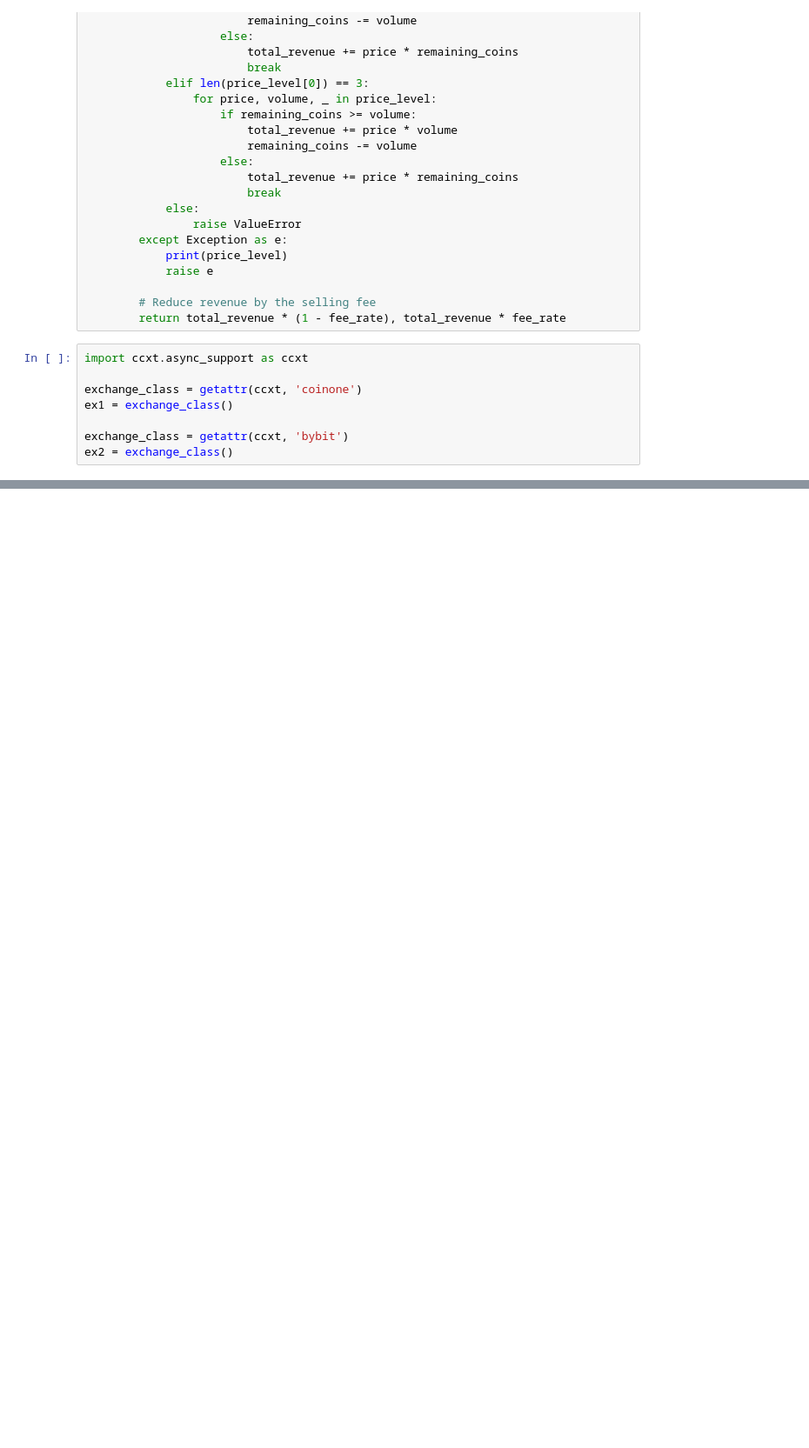
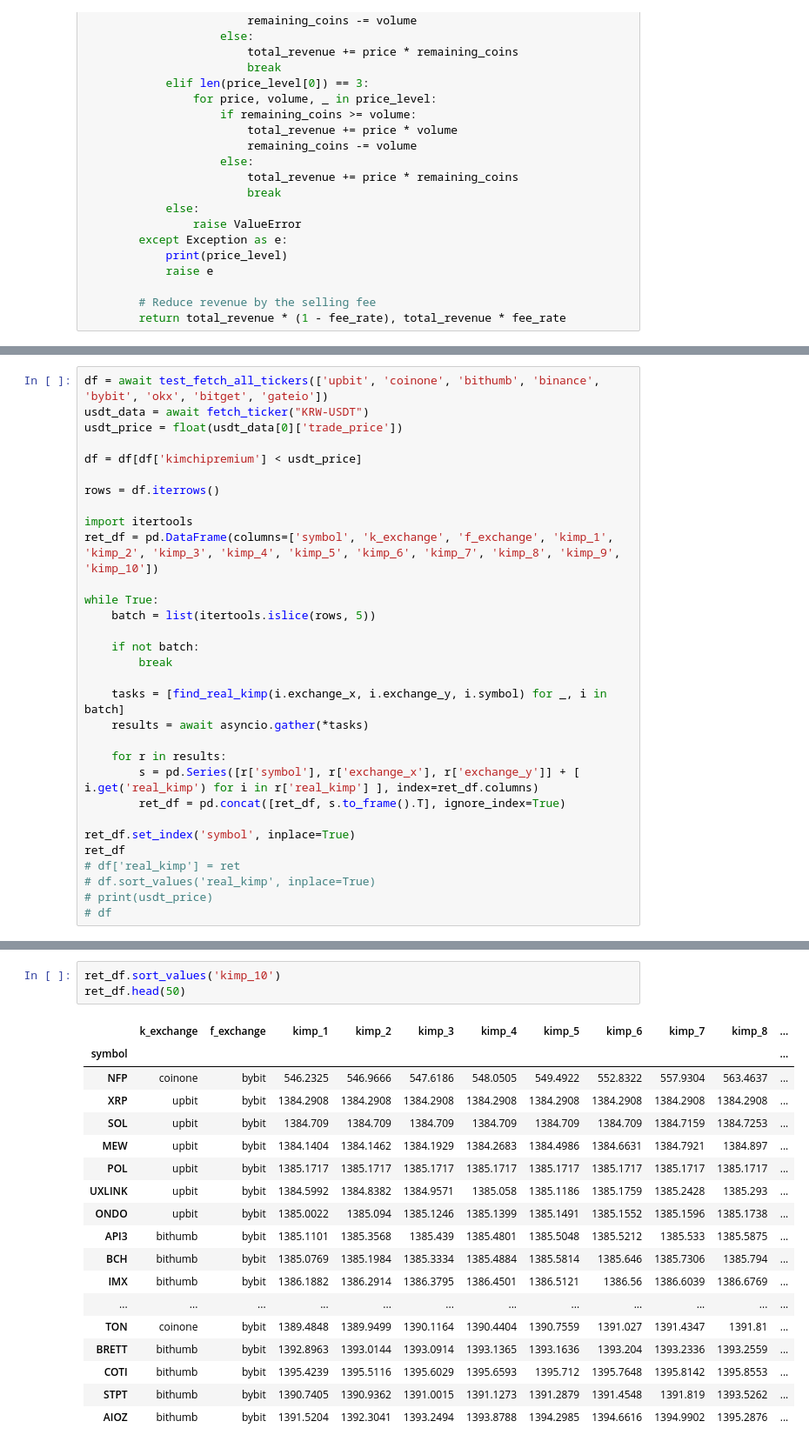
Before and after one commit to JuhanKimSeoul/tutorial, a Jupyter notebook: data_science/arbitrage_visualization.ipynb, the cells around one changed output, grey strips where cells are left out. Shown at 87% size. Saved outputs shown, nothing was run; the diff lists cells and outputs as text; blank space fills up the shorter version.

```diff
--- a/data_science/arbitrage_visualization.ipynb
+++ b/data_science/arbitrage_visualization.ipynb
@@ -250,11 +798,3 @@ def calculate_market_order_amount(orderbook, seed, is_buy, fee_rate):
 
         # Reduce revenue by the selling fee
         return total_revenue * (1 - fee_rate), total_revenue * fee_rate
-# %%
-import ccxt.async_support as ccxt
-
-exchange_class = getattr(ccxt, 'coinone')
-ex1 = exchange_class()
-
-exchange_class = getattr(ccxt, 'bybit')
-ex2 = exchange_class()
@@ -260,0 +906,31 @@ ex2 = exchange_class()
+# %%
+df = await test_fetch_all_tickers(['upbit', 'coinone', 'bithumb', 'binance', 'bybit', 'okx', 'bitget', 'gateio'])
+usdt_data = await fetch_ticker("KRW-USDT")
+usdt_price = float(usdt_data[0]['trade_price'])
+
+df = df[df['kimchipremium'] < usdt_price]
+
+rows = df.iterrows()
+
+import itertools
+ret_df = pd.DataFrame(columns=['symbol', 'k_exchange', 'f_exchange', 'kimp_1', 'kimp_2', 'kimp_3', 'kimp_4', 'kimp_5', 'kimp_6', 'kimp_7', 'kimp_8', 'kimp_9', 'kimp_10'])
+
+while True:
+    batch = list(itertools.islice(rows, 5))
+
+    if not batch:
+        break
+
+    tasks = [find_real_kimp(i.exchange_x, i.exchange_y, i.symbol) for _, i in batch]
+    results = await asyncio.gather(*tasks)
+
+    for r in results:
+        s = pd.Series([r['symbol'], r['exchange_x'], r['exchange_y']] + [ i.get('real_kimp') for i in r['real_kimp'] ], index=ret_df.columns)
+        ret_df = pd.concat([ret_df, s.to_frame().T], ignore_index=True)
+
+ret_df.set_index('symbol', inplace=True)
+ret_df
+# df['real_kimp'] = ret
+# df.sort_values('real_kimp', inplace=True)
+# print(usdt_price)
+# df
@@ -260,0 +952,22 @@ ex2 = exchange_class()
+# %%
+ret_df.sort_values('kimp_10')
+ret_df.head(50)
+# %% [output]
+|  | k_exchange | f_exchange | kimp_1 | kimp_2 | kimp_3 | kimp_4 | kimp_5 | kimp_6 | kimp_7 | kimp_8 | ... |
+| symbol |  |  |  |  |  |  |  |  |  |  | ... |
+| NFP | coinone | bybit | 546.2325 | 546.9666 | 547.6186 | 548.0505 | 549.4922 | 552.8322 | 557.9304 | 563.4637 | ... |
+| XRP | upbit | bybit | 1384.2908 | 1384.2908 | 1384.2908 | 1384.2908 | 1384.2908 | 1384.2908 | 1384.2908 | 1384.2908 | ... |
+| SOL | upbit | bybit | 1384.709 | 1384.709 | 1384.709 | 1384.709 | 1384.709 | 1384.709 | 1384.7159 | 1384.7253 | ... |
+| MEW | upbit | bybit | 1384.1404 | 1384.1462 | 1384.1929 | 1384.2683 | 1384.4986 | 1384.6631 | 1384.7921 | 1384.897 | ... |
+| POL | upbit | bybit | 1385.1717 | 1385.1717 | 1385.1717 | 1385.1717 | 1385.1717 | 1385.1717 | 1385.1717 | 1385.1717 | ... |
+| UXLINK | upbit | bybit | 1384.5992 | 1384.8382 | 1384.9571 | 1385.058 | 1385.1186 | 1385.1759 | 1385.2428 | 1385.293 | ... |
+| ONDO | upbit | bybit | 1385.0022 | 1385.094 | 1385.1246 | 1385.1399 | 1385.1491 | 1385.1552 | 1385.1596 | 1385.1738 | ... |
+| API3 | bithumb | bybit | 1385.1101 | 1385.3568 | 1385.439 | 1385.4801 | 1385.5048 | 1385.5212 | 1385.533 | 1385.5875 | ... |
+| BCH | bithumb | bybit | 1385.0769 | 1385.1984 | 1385.3334 | 1385.4884 | 1385.5814 | 1385.646 | 1385.7306 | 1385.794 | ... |
+| IMX | bithumb | bybit | 1386.1882 | 1386.2914 | 1386.3795 | 1386.4501 | 1386.5121 | 1386.56 | 1386.6039 | 1386.6769 | ... |
+| ... | ... | ... | ... | ... | ... | ... | ... | ... | ... | ... | ... |
+| TON | coinone | bybit | 1389.4848 | 1389.9499 | 1390.1164 | 1390.4404 | 1390.7559 | 1391.027 | 1391.4347 | 1391.81 | ... |
+| BRETT | bithumb | bybit | 1392.8963 | 1393.0144 | 1393.0914 | 1393.1365 | 1393.1636 | 1393.204 | 1393.2336 | 1393.2559 | ... |
+| COTI | bithumb | bybit | 1395.4239 | 1395.5116 | 1395.6029 | 1395.6593 | 1395.712 | 1395.7648 | 1395.8142 | 1395.8553 | ... |
+| STPT | bithumb | bybit | 1390.7405 | 1390.9362 | 1391.0015 | 1391.1273 | 1391.2879 | 1391.4548 | 1391.819 | 1393.5262 | ... |
+| AIOZ | bithumb | bybit | 1391.5204 | 1392.3041 | 1393.2494 | 1393.8788 | 1394.2985 | 1394.6616 | 1394.9902 | 1395.2876 | ... |
```
Also changed, not shown: parts of 19 cells of this notebook, 9 other files.
